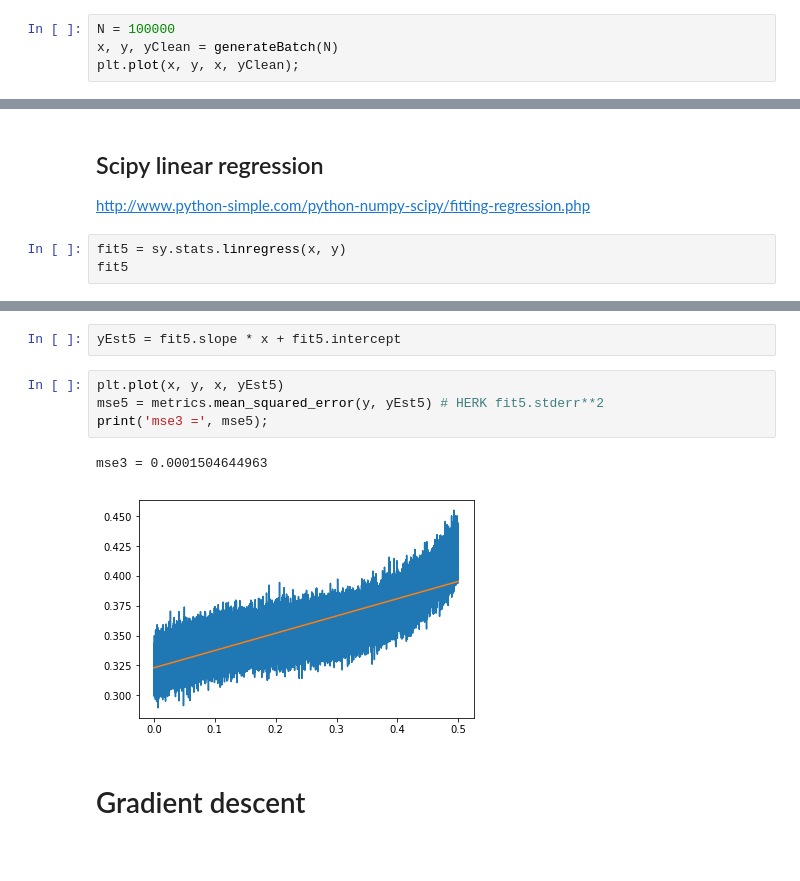
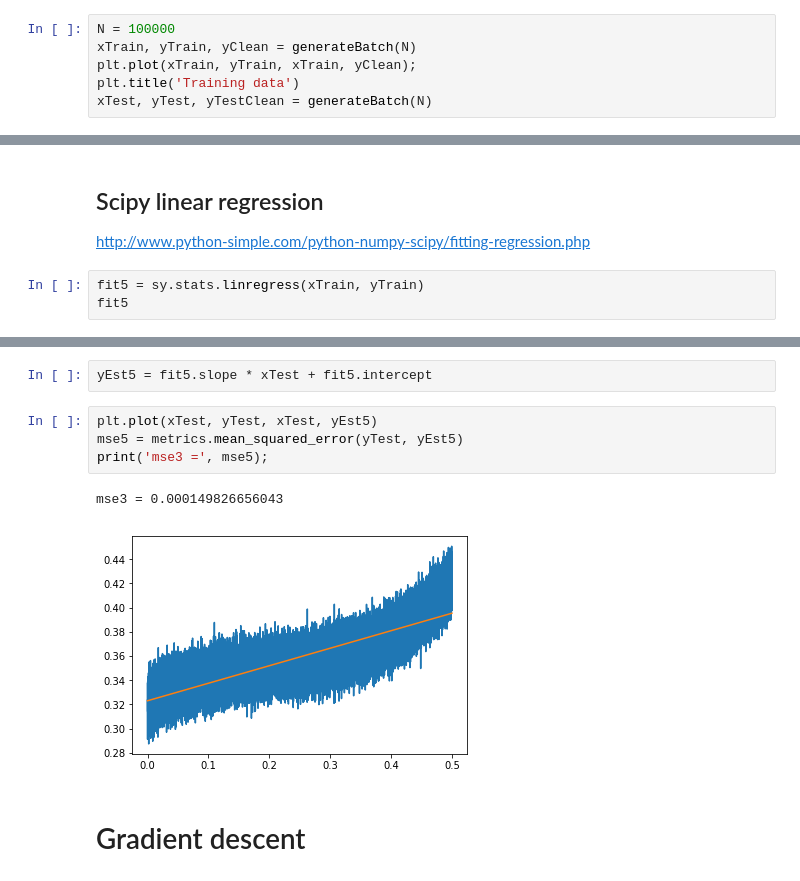
Before and after one commit to tonio73/data-science, a Jupyter notebook: linear/LinearRegressionUnivariate.ipynb, the cells around one changed output, grey strips where cells are left out. Cells and saved outputs as stored; diff of their text form.

```diff
--- a/linear/LinearRegressionUnivariate.ipynb
+++ b/linear/LinearRegressionUnivariate.ipynb
@@ -31,6 +32,8 @@ def generateBatch(N, stochastic = False):
     return (x, y, yClean)
 # %%
 N = 100000
-x, y, yClean = generateBatch(N)
-plt.plot(x, y, x, yClean);
+xTrain, yTrain, yClean = generateBatch(N)
+plt.plot(xTrain, yTrain, xTrain, yClean);
+plt.title('Training data')
+xTest, yTest, yTestClean = generateBatch(N)
 # %% [output]
@@ -155,6 +163,6 @@ mse4 = 0.0001504644963
 
 http://www.python-simple.com/python-numpy-scipy/fitting-regression.php
 # %%
-fit5 = sy.stats.linregress(x, y)
+fit5 = sy.stats.linregress(xTrain, yTrain)
 fit5
 # %% [output]
@@ -162,12 +170,12 @@ LinregressResult(slope=0.14497327990495507, intercept=0.32301461118934771, rvalu
 # %%
-yEst5 = fit5.slope * x + fit5.intercept
+yEst5 = fit5.slope * xTest + fit5.intercept
 # %%
-plt.plot(x, y, x, yEst5)
-mse5 = metrics.mean_squared_error(y, yEst5) # HERK fit5.stderr**2
+plt.plot(xTest, yTest, xTest, yEst5)
+mse5 = metrics.mean_squared_error(yTest, yEst5)
 print('mse3 =', mse5);
 # %% [output]
-mse3 = 0.0001504644963
+mse3 = 0.000149826656043
-[figure, old version]
+[figure, new version]
 # %% [markdown]
 # Gradient descent
 # %% [markdown]
```
Also changed, not shown: parts of 27 cells of this notebook.
